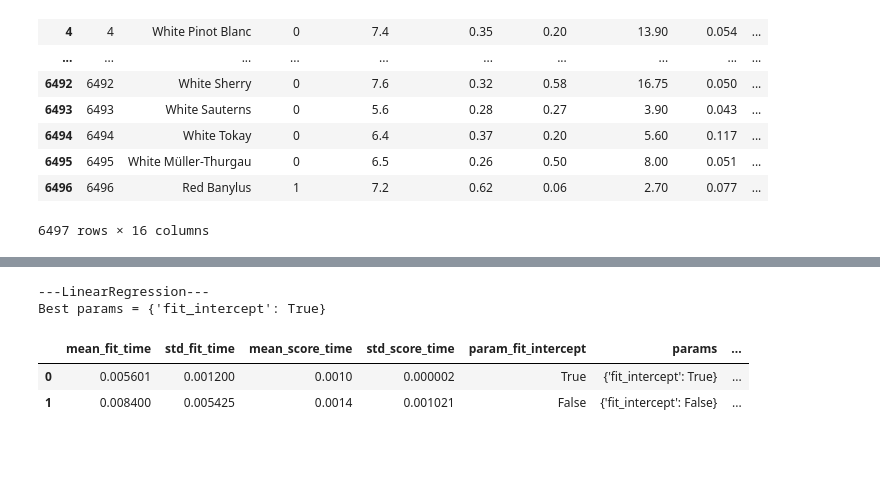
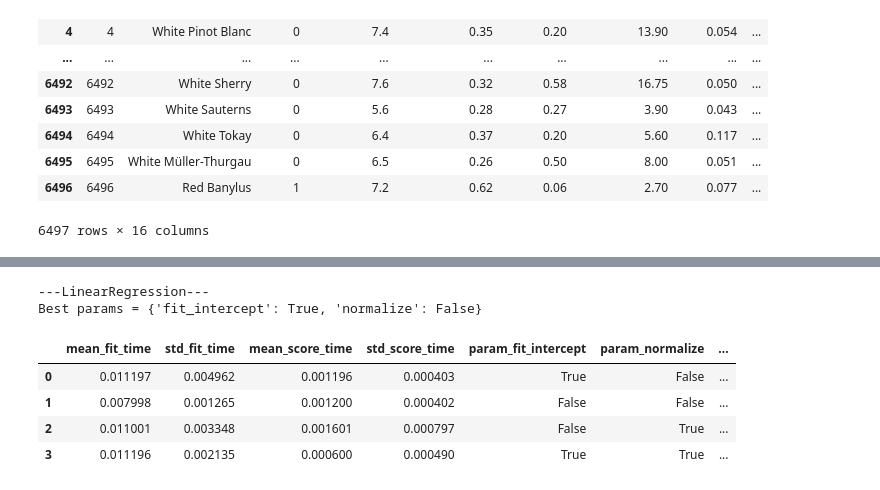
Before and after one commit to mateuspinto/wine-classification, a Jupyter notebook: notebooks/price_model.ipynb, the cells around one changed output, grey strips where cells are left out. Drawn from its saved outputs; the diff is of its cells as text; code cells hidden in the pictures; blank space fills up the shorter version.

```diff
--- a/notebooks/price_model.ipynb
+++ b/notebooks/price_model.ipynb
@@ -130,18 +133,20 @@ DATA_Y = DATA['price'].to_numpy()
 # %%
 %%time
 if True:
-    HP_TUNNER = GridSearchCV(LinearRegression(), {'fit_intercept':[False, True]}, n_jobs=-1)
+    HP_TUNNER = GridSearchCV(LinearRegression(), {'fit_intercept':[False, True], 'normalize':[False, True]}, n_jobs=-1)
     HP_TUNNER.fit(DATA_X, DATA_Y)
 
     print('---LinearRegression---')
     print(f'Best params = {HP_TUNNER.best_params_}')
     print()
-    display(pd.DataFrame(HP_TUNNER.cv_results_).sort_values(by='rank_test_score', ignore_index=True).head())
+    display(pd.DataFrame(HP_TUNNER.cv_results_).sort_values(by='rank_test_score', ignore_index=True).drop(columns=['params', 'split0_test_score', 'split1_test_score', 'split2_test_score', 'split3_test_score', 'split4_test_score']).head())
     print()
 # %% [output]
 ---LinearRegression---
-Best params = {'fit_intercept': True}
+Best params = {'fit_intercept': True, 'normalize': False}
-|  | mean_fit_time | std_fit_time | mean_score_time | std_score_time | param_fit_intercept | params | ... |
-| 0 | 0.005601 | 0.001200 | 0.0010 | 0.000002 | True | {'fit_intercept': True} | ... |
-| 1 | 0.008400 | 0.005425 | 0.0014 | 0.001021 | False | {'fit_intercept': False} | ... |
+|  | mean_fit_time | std_fit_time | mean_score_time | std_score_time | param_fit_intercept | param_normalize | ... |
+| 0 | 0.011197 | 0.004962 | 0.001196 | 0.000403 | True | False | ... |
+| 1 | 0.007998 | 0.001265 | 0.001200 | 0.000402 | False | False | ... |
+| 2 | 0.011001 | 0.003348 | 0.001601 | 0.000797 | False | True | ... |
+| 3 | 0.011196 | 0.002135 | 0.000600 | 0.000490 | True | True | ... |
 CPU times: total: 62.5 ms
```
Also changed, not shown: parts of 8 cells of this notebook, 2 other files.
